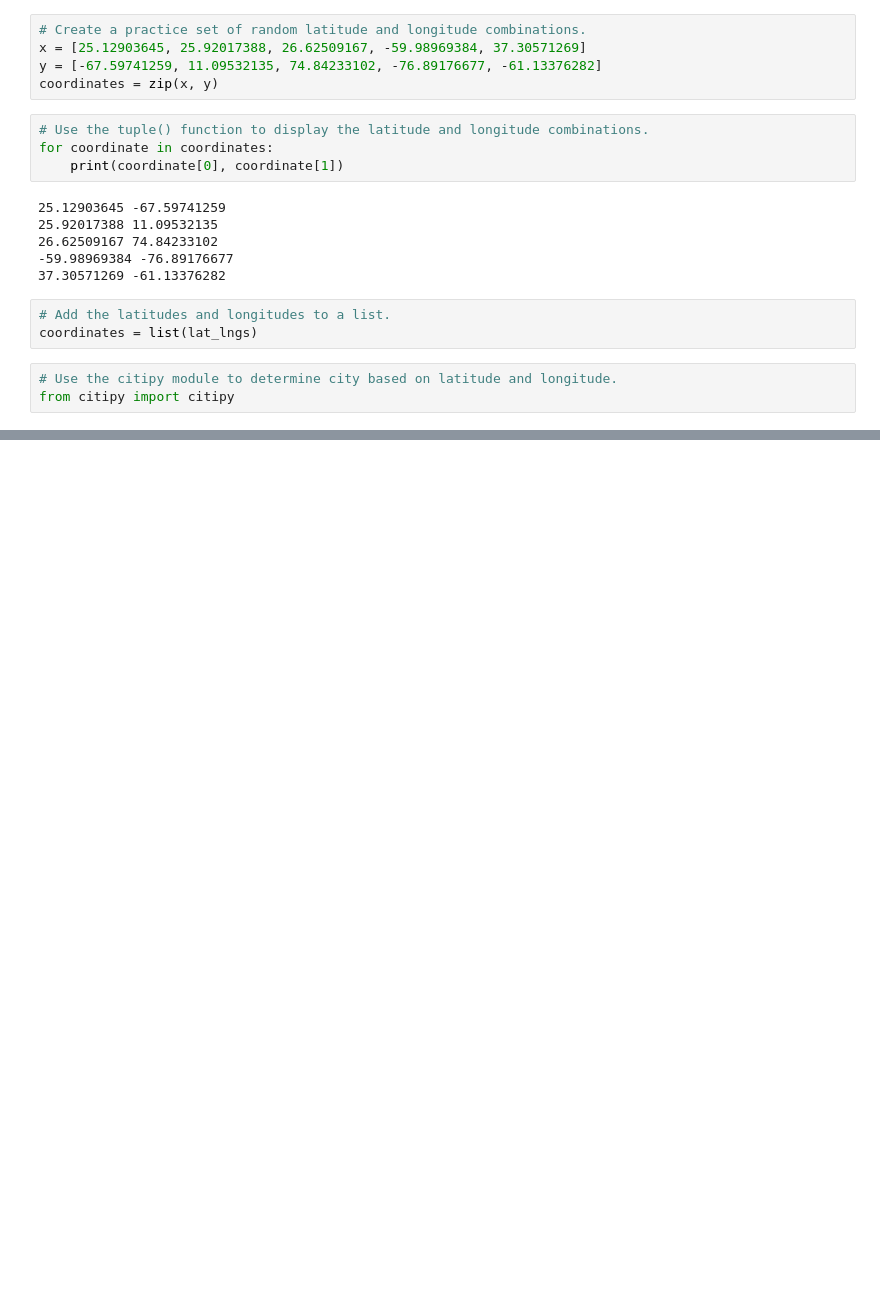
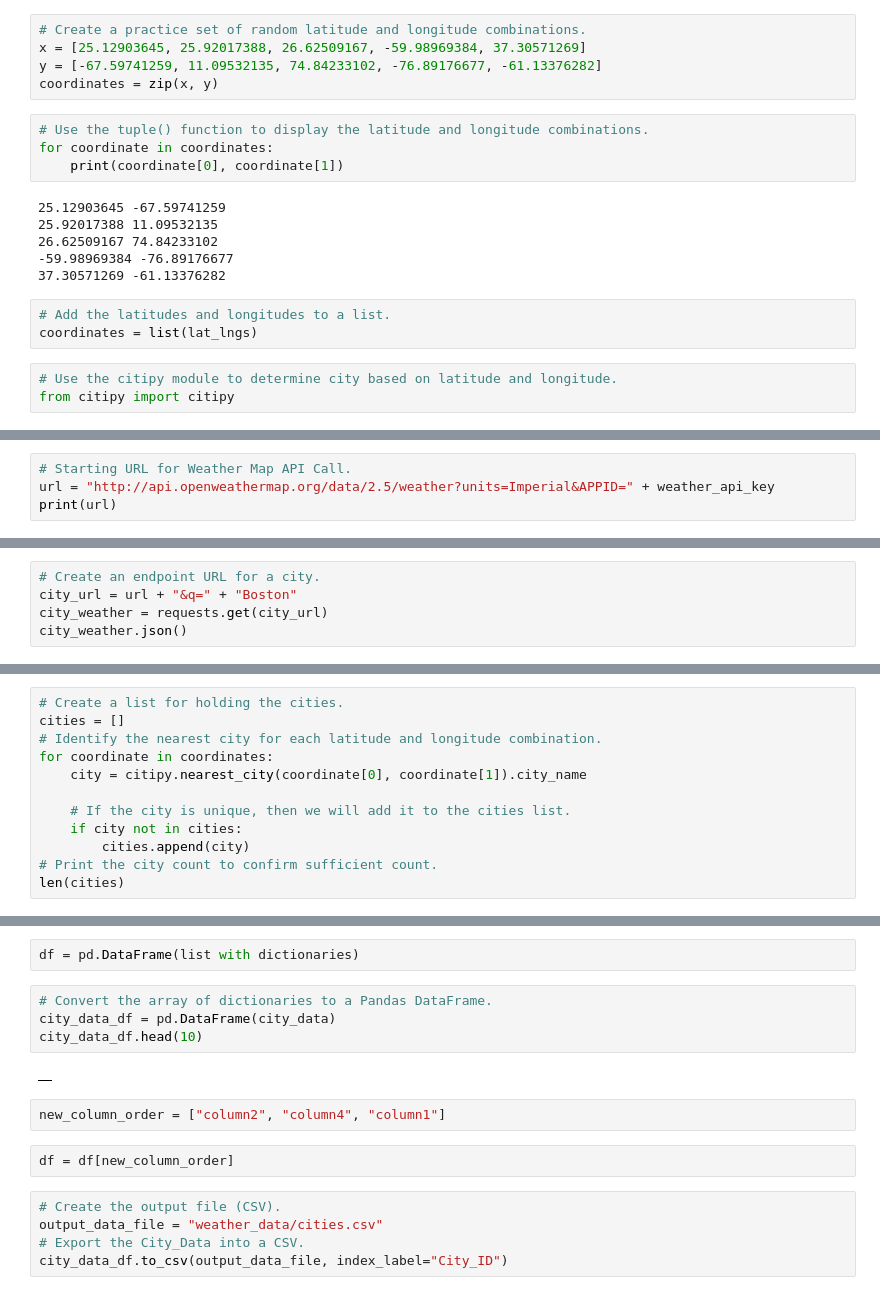
Before and after one commit to ljohnson1212/World_Weather_Analysis, a Jupyter notebook: random_numbers.ipynb, the cells around one changed output, grey strips where cells are left out. Drawn from its saved outputs; the diff is of its cells as text; blank space fills up the shorter version.

```diff
--- a/random_numbers.ipynb
+++ b/random_numbers.ipynb
@@ -149,0 +158,4 @@ len(cities)
+# %%
+# Starting URL for Weather Map API Call.
+url = "http://api.openweathermap.org/data/2.5/weather?units=Imperial&APPID=" + weather_api_key
+print(url)
@@ -149,0 +206,5 @@ len(cities)
+# %%
+# Create an endpoint URL for a city.
+city_url = url + "&q=" + "Boston"
+city_weather = requests.get(city_url)
+city_weather.json()
@@ -149,0 +241,12 @@ len(cities)
+# %%
+# Create a list for holding the cities.
+cities = []
+# Identify the nearest city for each latitude and longitude combination.
+for coordinate in coordinates:
+    city = citipy.nearest_city(coordinate[0], coordinate[1]).city_name
+
+    # If the city is unique, then we will add it to the cities list.
+    if city not in cities:
+        cities.append(city)
+# Print the city count to confirm sufficient count.
+len(cities)
@@ -149,0 +319,17 @@ len(cities)
+# %%
+df = pd.DataFrame(list with dictionaries)
+# %%
+# Convert the array of dictionaries to a Pandas DataFrame.
+city_data_df = pd.DataFrame(city_data)
+city_data_df.head(10)
+# %% [output]
+|  |
+# %%
+new_column_order = ["column2", "column4", "column1"]
+# %%
+df = df[new_column_order]
+# %%
+# Create the output file (CSV).
+output_data_file = "weather_data/cities.csv"
+# Export the City_Data into a CSV.
+city_data_df.to_csv(output_data_file, index_label="City_ID")
```
Also changed, not shown: parts of 32 cells of this notebook, 2 other files.
